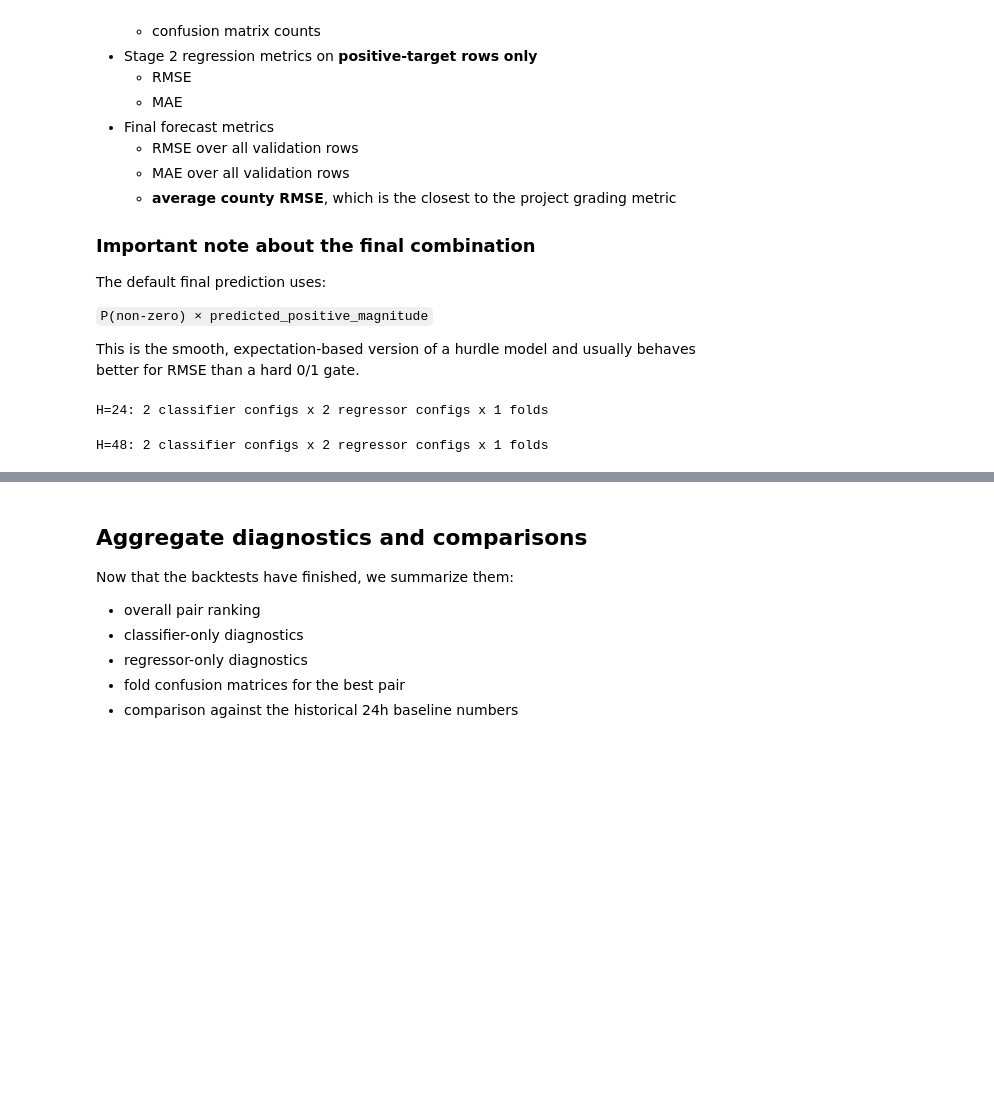
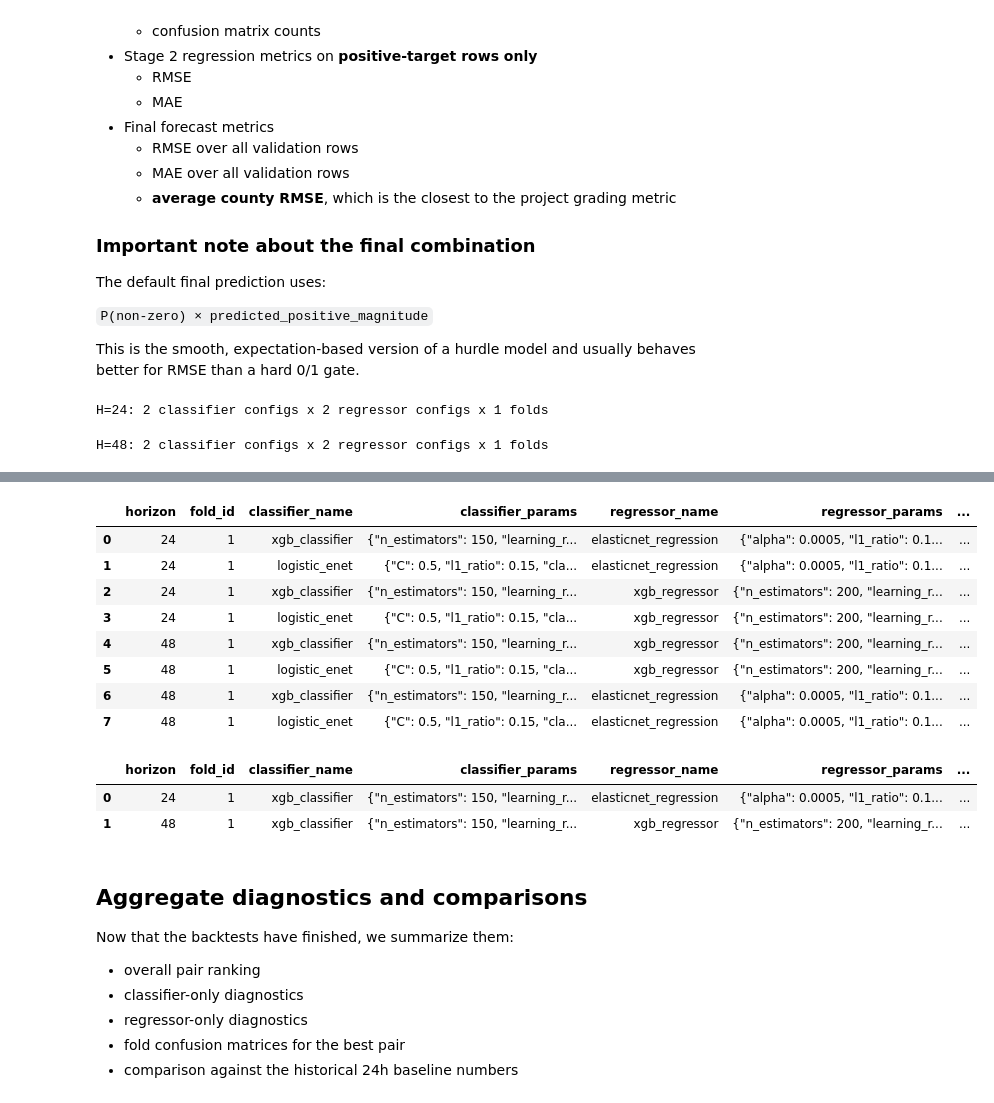
Before and after one commit to Zttcoder/MLPS_FinalProject, a Jupyter notebook: Arturo/two_stage_aaarias_10features_1fold_SUCCESS.ipynb, the cells around one changed output, grey strips where cells are left out. Saved outputs shown, nothing was run; the diff lists cells and outputs as text; code cells hidden in the pictures; blank space fills up the shorter version.

```diff
--- a/Arturo/two_stage_aaarias_10features_1fold_SUCCESS.ipynb
+++ b/Arturo/two_stage_aaarias_10features_1fold_SUCCESS.ipynb
@@ -2165,33 +2456,73 @@ pair_summary_df = pd.DataFrame(pair_summary_rows).sort_values(
     ['horizon', 'mean_avg_county_rmse_expected', 'mean_overall_rmse_expected']
 ).reset_index(drop=True)
 
 display(pair_summary_df)
 save_dataframe(pair_summary_df, ARTIFACT_DIRS['tables'] / 'pair_summary.csv', index=False)
 
 best_pair_by_horizon = (
     pair_summary_df
     .sort_values(['horizon', 'mean_avg_county_rmse_expected'])
     .groupby('horizon', as_index=False)
     .first()
 )
 
 display(best_pair_by_horizon)
 save_dataframe(best_pair_by_horizon, ARTIFACT_DIRS['tables'] / 'best_pair_by_horizon.csv', index=False)
+
+candidate_fold_rows = []
+for pair_result in all_pair_results:
+    fold_df = pair_result['fold_metrics_df'].copy()
+    if fold_df.empty:
+        continue
+    if 'pair_tag' not in fold_df.columns:
+        fold_df['pair_tag'] = pair_result['pair_tag']
+    candidate_fold_rows.append(fold_df)
+
+candidate_fold_summary_df = (
+    pd.concat(candidate_fold_rows, ignore_index=True)
+    .sort_values(['horizon', 'avg_county_rmse_expected', 'overall_rmse_expected', 'pair_tag', 'fold_id'])
+    .reset_index(drop=True)
+) if candidate_fold_rows else pd.DataFrame()
+
+display(candidate_fold_summary_df)
+save_dataframe(candidate_fold_summary_df, ARTIFACT_DIRS['tables'] / 'candidate_fold_summary.csv', index=False)
+
+best_candidate_model_by_horizon = (
+    candidate_fold_summary_df
+    .sort_values(['horizon', 'avg_county_rmse_expected', 'overall_rmse_expected', 'pair_tag', 'fold_id'])
+    .groupby('horizon', as_index=False)
+    .first()
+) if not candidate_fold_summary_df.empty else pd.DataFrame()
+
+display(best_candidate_model_by_horizon)
+save_dataframe(best_candidate_model_by_horizon, ARTIFACT_DIRS['tables'] / 'best_candidate_model_by_horizon.csv', index=False)
 # %% [output]
 H=24: 2 classifier configs x 2 regressor configs x 1 folds
 H=48: 2 classifier configs x 2 regressor configs x 1 folds
 |  | pair_tag | horizon | classifier_name | classifier_params | regressor_name | regressor_params | mean_horizon | ... |
 | 0 | h24__clf_xgbc01__reg_enet01 | 24 | xgb_classifier | {"n_estimators": 150, "learning_r... | elasticnet_regression | {"alpha": 0.0005, "l1_ratio": 0.1... | 24.0 | ... |
 | 1 | h24__clf_logen01__reg_enet01 | 24 | logistic_enet | {"C": 0.5, "l1_ratio": 0.15, "cla... | elasticnet_regression | {"alpha": 0.0005, "l1_ratio": 0.1... | 24.0 | ... |
 | 2 | h24__clf_xgbc01__reg_xgbr01 | 24 | xgb_classifier | {"n_estimators": 150, "learning_r... | xgb_regressor | {"n_estimators": 200, "learning_r... | 24.0 | ... |
 | 3 | h24__clf_logen01__reg_xgbr01 | 24 | logistic_enet | {"C": 0.5, "l1_ratio": 0.15, "cla... | xgb_regressor | {"n_estimators": 200, "learning_r... | 24.0 | ... |
 | 4 | h48__clf_xgbc01__reg_xgbr01 | 48 | xgb_classifier | {"n_estimators": 150, "learning_r... | xgb_regressor | {"n_estimators": 200, "learning_r... | 48.0 | ... |
 | 5 | h48__clf_logen01__reg_xgbr01 | 48 | logistic_enet | {"C": 0.5, "l1_ratio": 0.15, "cla... | xgb_regressor | {"n_estimators": 200, "learning_r... | 48.0 | ... |
 | 6 | h48__clf_xgbc01__reg_enet01 | 48 | xgb_classifier | {"n_estimators": 150, "learning_r... | elasticnet_regression | {"alpha": 0.0005, "l1_ratio": 0.1... | 48.0 | ... |
 | 7 | h48__clf_logen01__reg_enet01 | 48 | logistic_enet | {"C": 0.5, "l1_ratio": 0.15, "cla... | elasticnet_regression | {"alpha": 0.0005, "l1_ratio": 0.1... | 48.0 | ... |
 |  | horizon | pair_tag | classifier_name | classifier_params | regressor_name | regressor_params | mean_horizon | ... |
 | 0 | 24 | h24__clf_xgbc01__reg_enet01 | xgb_classifier | {"n_estimators": 150, "learning_r... | elasticnet_regression | {"alpha": 0.0005, "l1_ratio": 0.1... | 24.0 | ... |
 | 1 | 48 | h48__clf_xgbc01__reg_xgbr01 | xgb_classifier | {"n_estimators": 150, "learning_r... | xgb_regressor | {"n_estimators": 200, "learning_r... | 48.0 | ... |
+|  | horizon | fold_id | classifier_name | classifier_params | regressor_name | regressor_params | ... |
+| 0 | 24 | 1 | xgb_classifier | {"n_estimators": 150, "learning_r... | elasticnet_regression | {"alpha": 0.0005, "l1_ratio": 0.1... | ... |
+| 1 | 24 | 1 | logistic_enet | {"C": 0.5, "l1_ratio": 0.15, "cla... | elasticnet_regression | {"alpha": 0.0005, "l1_ratio": 0.1... | ... |
+| 2 | 24 | 1 | xgb_classifier | {"n_estimators": 150, "learning_r... | xgb_regressor | {"n_estimators": 200, "learning_r... | ... |
+| 3 | 24 | 1 | logistic_enet | {"C": 0.5, "l1_ratio": 0.15, "cla... | xgb_regressor | {"n_estimators": 200, "learning_r... | ... |
+| 4 | 48 | 1 | xgb_classifier | {"n_estimators": 150, "learning_r... | xgb_regressor | {"n_estimators": 200, "learning_r... | ... |
+| 5 | 48 | 1 | logistic_enet | {"C": 0.5, "l1_ratio": 0.15, "cla... | xgb_regressor | {"n_estimators": 200, "learning_r... | ... |
+| 6 | 48 | 1 | xgb_classifier | {"n_estimators": 150, "learning_r... | elasticnet_regression | {"alpha": 0.0005, "l1_ratio": 0.1... | ... |
+| 7 | 48 | 1 | logistic_enet | {"C": 0.5, "l1_ratio": 0.15, "cla... | elasticnet_regression | {"alpha": 0.0005, "l1_ratio": 0.1... | ... |
+|  | horizon | fold_id | classifier_name | classifier_params | regressor_name | regressor_params | ... |
+| 0 | 24 | 1 | xgb_classifier | {"n_estimators": 150, "learning_r... | elasticnet_regression | {"alpha": 0.0005, "l1_ratio": 0.1... | ... |
+| 1 | 48 | 1 | xgb_classifier | {"n_estimators": 150, "learning_r... | xgb_regressor | {"n_estimators": 200, "learning_r... | ... |
 # %% [markdown]
 ## Aggregate diagnostics and comparisons
 
```
Also changed, not shown: parts of 8 cells of this notebook.
